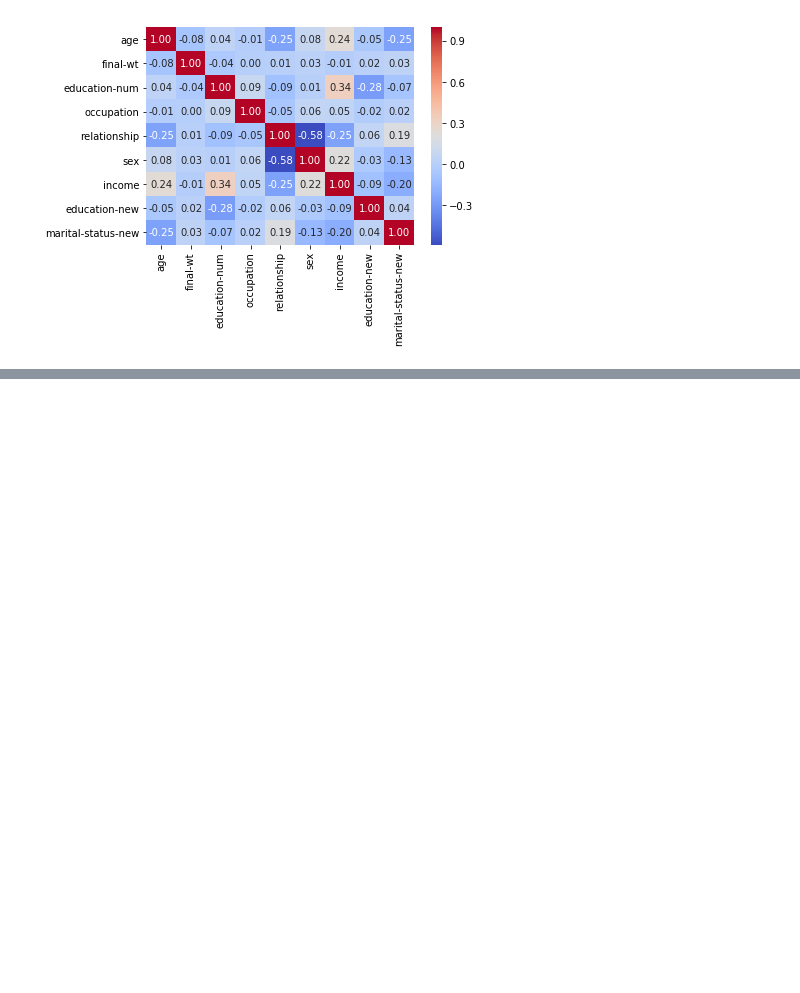
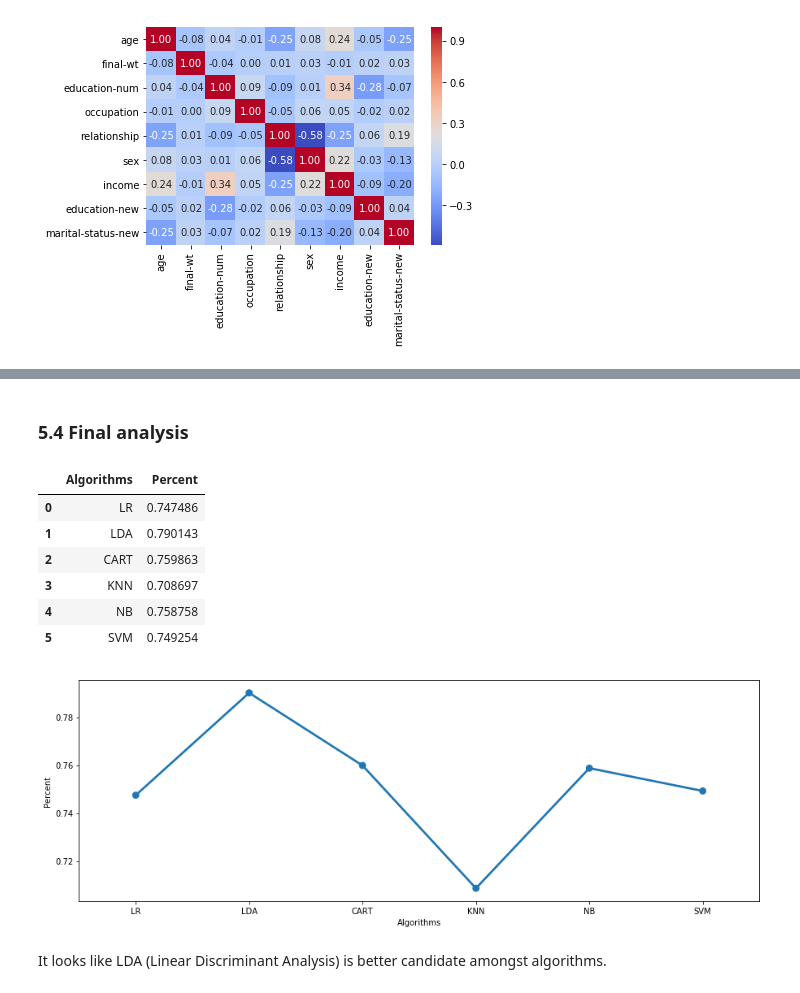
Before and after one commit to agarwal-peeush/ml-hello-world, a Jupyter notebook: Census-income/Census_income_classification.ipynb, the cells around one changed output, grey strips where cells are left out. Drawn from its saved outputs; the diff is of its cells as text; code cells hidden in the pictures; blank space fills up the shorter version.

Commit message:
Evaluate algorithsm and find best algorithm to predict

```diff
--- a/Census-income/Census_income_classification.ipynb
+++ b/Census-income/Census_income_classification.ipynb
@@ -742,0 +748,7 @@ plt.show()
+# %%
+trainset, valset = model_selection.train_test_split(train, test_size=0.3, random_state=0)
+trainlabels = trainset.pop('income')
+val_labels = valset.pop('income')
+
+print(trainset.shape)
+print(valset.shape)
@@ -742,0 +760,8 @@ plt.show()
+# %%
+models = []
+models.append(('LR', LogisticRegression()))
+models.append(('LDA', LinearDiscriminantAnalysis()))
+models.append(('CART', DecisionTreeClassifier()))
+models.append(('KNN', KNeighborsClassifier()))
+models.append(('NB', GaussianNB()))
+models.append(('SVM', SVC(gamma='auto')))
@@ -742,0 +770,9 @@ plt.show()
+# %%
+results = dict()
+for name, model in models:
+    model.fit(trainset, trainlabels)
+    prediction = model.predict(valset)
+    accur_score = accuracy_score(val_labels, prediction)
+    results[name] = accur_score
+    display('The accuracy score of {0} is {1}'.format(name, accur_score))
+    display(confusion_matrix(val_labels, prediction))
@@ -742,0 +798,19 @@ plt.show()
+# %% [markdown]
+### 5.4 Final analysis
+# %%
+df = pd.DataFrame(list(results.items()), columns=['Algorithms', 'Percent'])
+display(df)
+fig, (ax1) = plt.subplots(ncols=1,sharey=True, figsize=(15,5))
+sns.pointplot(x='Algorithms', y='Percent', data=df, ax=ax1)
+plt.show()
+# %% [output]
+|  | Algorithms | Percent |
+| 0 | LR | 0.747486 |
+| 1 | LDA | 0.790143 |
+| 2 | CART | 0.759863 |
+| 3 | KNN | 0.708697 |
+| 4 | NB | 0.758758 |
+| 5 | SVM | 0.749254 |
+[figure, added]
+# %% [markdown]
+It looks like LDA (Linear Discriminant Analysis) is better candidate amongst algorithms.
```
Also changed, not shown: parts of 7 cells of this notebook.
